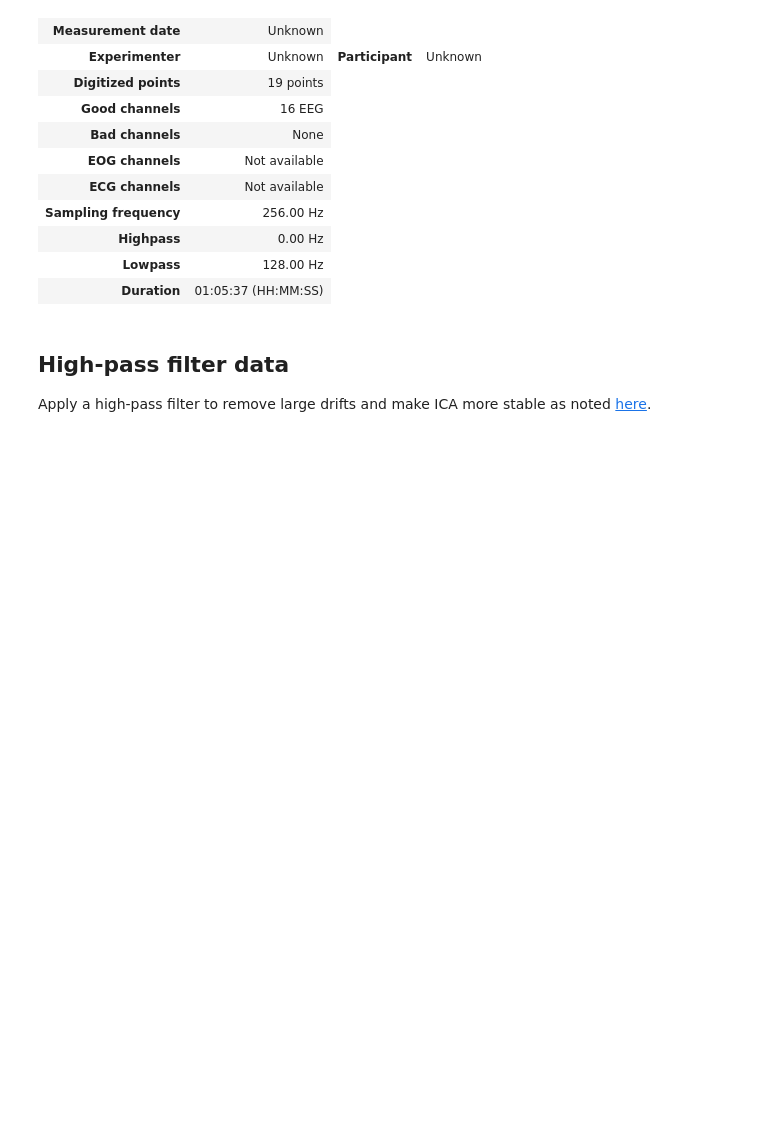
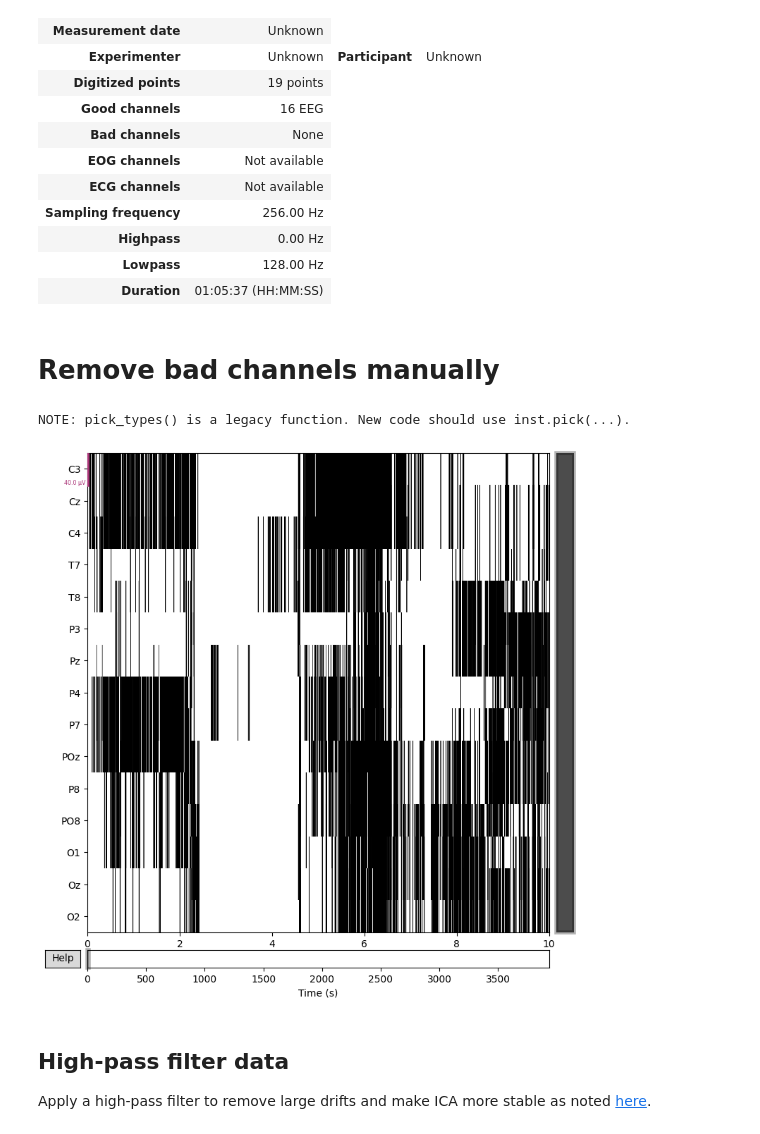
Before and after one commit to kirtonBCIlab/easy-on-the-eyes, a Jupyter notebook: eeg_preprocessing.ipynb, the cells around one changed output. Drawn from its saved outputs; the diff is of its cells as text; code cells hidden in the pictures; blank space fills up the shorter version.

```diff
--- a/eeg_preprocessing.ipynb
+++ b/eeg_preprocessing.ipynb
@@ -53,6 +58,30 @@ Ready.
 | Highpass | 0.00 Hz |
 | Lowpass | 128.00 Hz |
 | Duration | 01:05:37 (HH:MM:SS) |
+# %% [markdown]
+# Remove bad channels manually
+# %%
+#Settings
+bad_chans = []
+
+mne_raw.plot(title = "raw data")
+
+#remove a single channel
+mne_raw.info['bads'].append('PO7')
+bad_chans.append('P07')
+
+#remove a list of channels
+##mne_raw.info['bads'].extend([])
+
+#update the channel_names list
+# original = ["C3", "Cz", "C4", "T7", "T8", "P3", "Pz", "P4", "P7", "PO7", "POz", "P8", "PO8", "O1", "Oz", "O2"]
+ch_names = ["C3", "Cz", "C4", "T7", "T8", "P3", "Pz", "P4", "P7", "POz", "P8", "PO8", "O1", "Oz", "O2"]
+
+mne_raw_rm_chans = mne_raw.copy().pick_types(eeg = True, exclude= 'bads')
+mne_raw_rm_chans.plot(title = "raw after removing bads")
+# %% [output]
+NOTE: pick_types() is a legacy function. New code should use inst.pick(...).
+[figure, added]
 # %% [markdown]
 ## High-pass filter data
 
```
Also changed, not shown: parts of 8 cells of this notebook.
